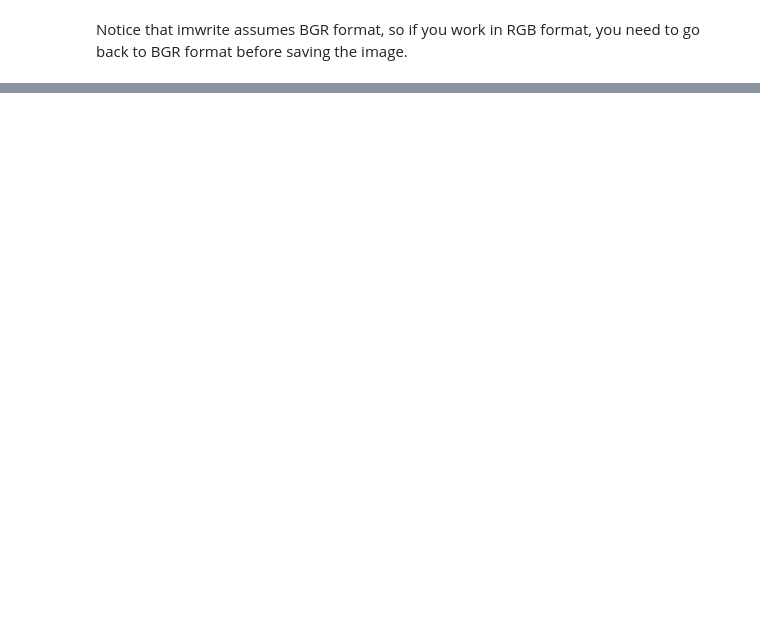
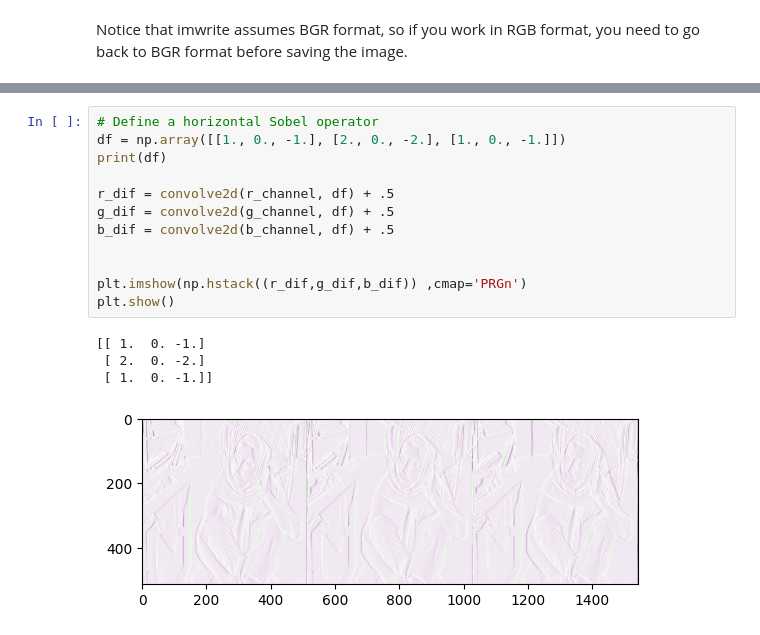
Before and after one commit to mhmd2015/ImageProcessing1UIC, a Jupyter notebook: DIP_UIC_LAB2.ipynb, the cells around one changed output, grey strips where cells are left out. Cells and saved outputs as stored; diff of their text form; blank space fills up the shorter version.

```diff
--- a/DIP_UIC_LAB2.ipynb
+++ b/DIP_UIC_LAB2.ipynb
@@ -197,0 +310,17 @@ Notice that imwrite assumes BGR format, so if you work in RGB format, you need t
+# %%
+# Define a horizontal Sobel operator
+df = np.array([[1., 0., -1.], [2., 0., -2.], [1., 0., -1.]])
+print(df)
+
+r_dif = convolve2d(r_channel, df) + .5
+g_dif = convolve2d(g_channel, df) + .5
+b_dif = convolve2d(b_channel, df) + .5
+
+
+plt.imshow(np.hstack((r_dif,g_dif,b_dif)) ,cmap='PRGn')
+plt.show()
+# %% [output]
+[[ 1.  0. -1.]
+ [ 2.  0. -2.]
+ [ 1.  0. -1.]]
+[figure, added]
```
Also changed, not shown: parts of 17 cells of this notebook.
